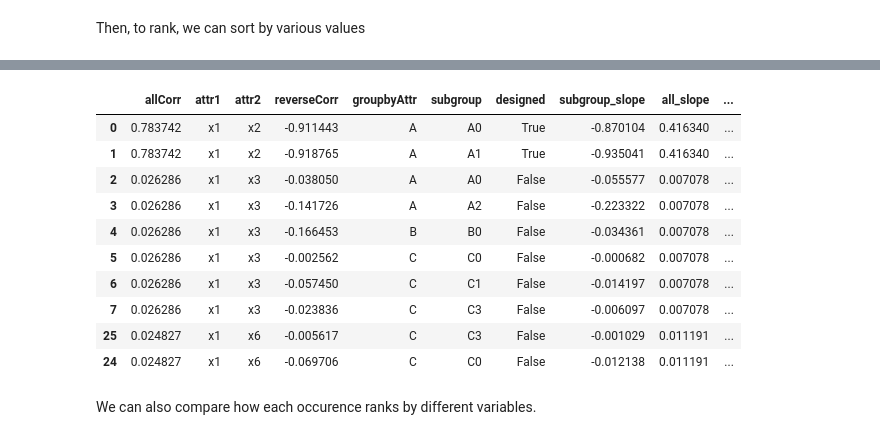
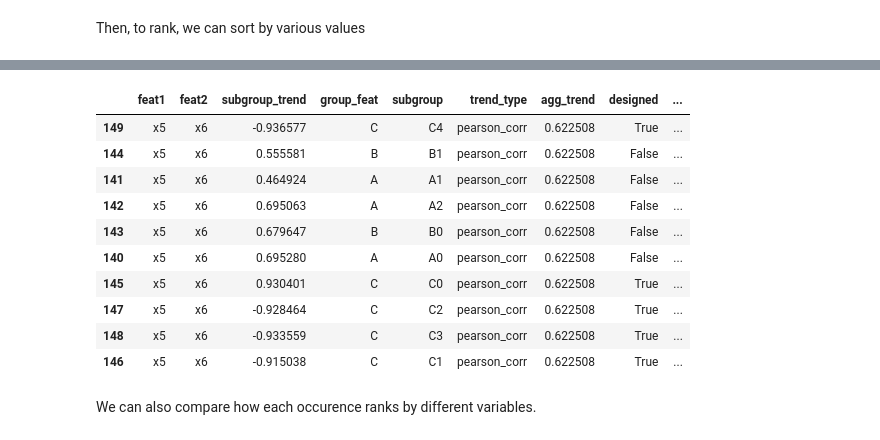
Before and after one commit to fairnessforensics/wiggum, a Jupyter notebook: research_notebooks/ranking_sp_occurences.ipynb, the cells around one changed output, grey strips where cells are left out. Drawn from its saved outputs; the diff is of its cells as text; code cells hidden in the pictures.

```diff
--- a/research_notebooks/ranking_sp_occurences.ipynb
+++ b/research_notebooks/ranking_sp_occurences.ipynb
@@ -267,17 +221,17 @@ results_df_slopes.sort_values('angle',ascending=False).head(10)
 # %%
-results_df_slopes.sort_values('allCorr',ascending=False).head(10)
+results_df_slopes.sort_values('agg_trend',ascending=False).head(10)
 # %% [output]
-|  | allCorr | attr1 | attr2 | reverseCorr | groupbyAttr | subgroup | designed | subgroup_slope | all_slope | ... |
-| 0 | 0.783742 | x1 | x2 | -0.911443 | A | A0 | True | -0.870104 | 0.416340 | ... |
-| 1 | 0.783742 | x1 | x2 | -0.918765 | A | A1 | True | -0.935041 | 0.416340 | ... |
-| 2 | 0.026286 | x1 | x3 | -0.038050 | A | A0 | False | -0.055577 | 0.007078 | ... |
-| 3 | 0.026286 | x1 | x3 | -0.141726 | A | A2 | False | -0.223322 | 0.007078 | ... |
-| 4 | 0.026286 | x1 | x3 | -0.166453 | B | B0 | False | -0.034361 | 0.007078 | ... |
-| 5 | 0.026286 | x1 | x3 | -0.002562 | C | C0 | False | -0.000682 | 0.007078 | ... |
-| 6 | 0.026286 | x1 | x3 | -0.057450 | C | C1 | False | -0.014197 | 0.007078 | ... |
-| 7 | 0.026286 | x1 | x3 | -0.023836 | C | C3 | False | -0.006097 | 0.007078 | ... |
-| 25 | 0.024827 | x1 | x6 | -0.005617 | C | C3 | False | -0.001029 | 0.011191 | ... |
-| 24 | 0.024827 | x1 | x6 | -0.069706 | C | C0 | False | -0.012138 | 0.011191 | ... |
+|  | feat1 | feat2 | subgroup_trend | group_feat | subgroup | trend_type | agg_trend | designed | ... |
+| 149 | x5 | x6 | -0.936577 | C | C4 | pearson_corr | 0.622508 | True | ... |
+| 144 | x5 | x6 | 0.555581 | B | B1 | pearson_corr | 0.622508 | False | ... |
+| 141 | x5 | x6 | 0.464924 | A | A1 | pearson_corr | 0.622508 | False | ... |
+| 142 | x5 | x6 | 0.695063 | A | A2 | pearson_corr | 0.622508 | False | ... |
+| 143 | x5 | x6 | 0.679647 | B | B0 | pearson_corr | 0.622508 | False | ... |
+| 140 | x5 | x6 | 0.695280 | A | A0 | pearson_corr | 0.622508 | False | ... |
+| 145 | x5 | x6 | 0.930401 | C | C0 | pearson_corr | 0.622508 | True | ... |
+| 147 | x5 | x6 | -0.928464 | C | C2 | pearson_corr | 0.622508 | True | ... |
+| 148 | x5 | x6 | -0.933559 | C | C3 | pearson_corr | 0.622508 | True | ... |
+| 146 | x5 | x6 | -0.915038 | C | C1 | pearson_corr | 0.622508 | True | ... |
 # %% [markdown]
 We can also compare how each occurence ranks by different variables.
 # %%
```
Also changed, not shown: parts of 38 cells of this notebook, 2 other files.
